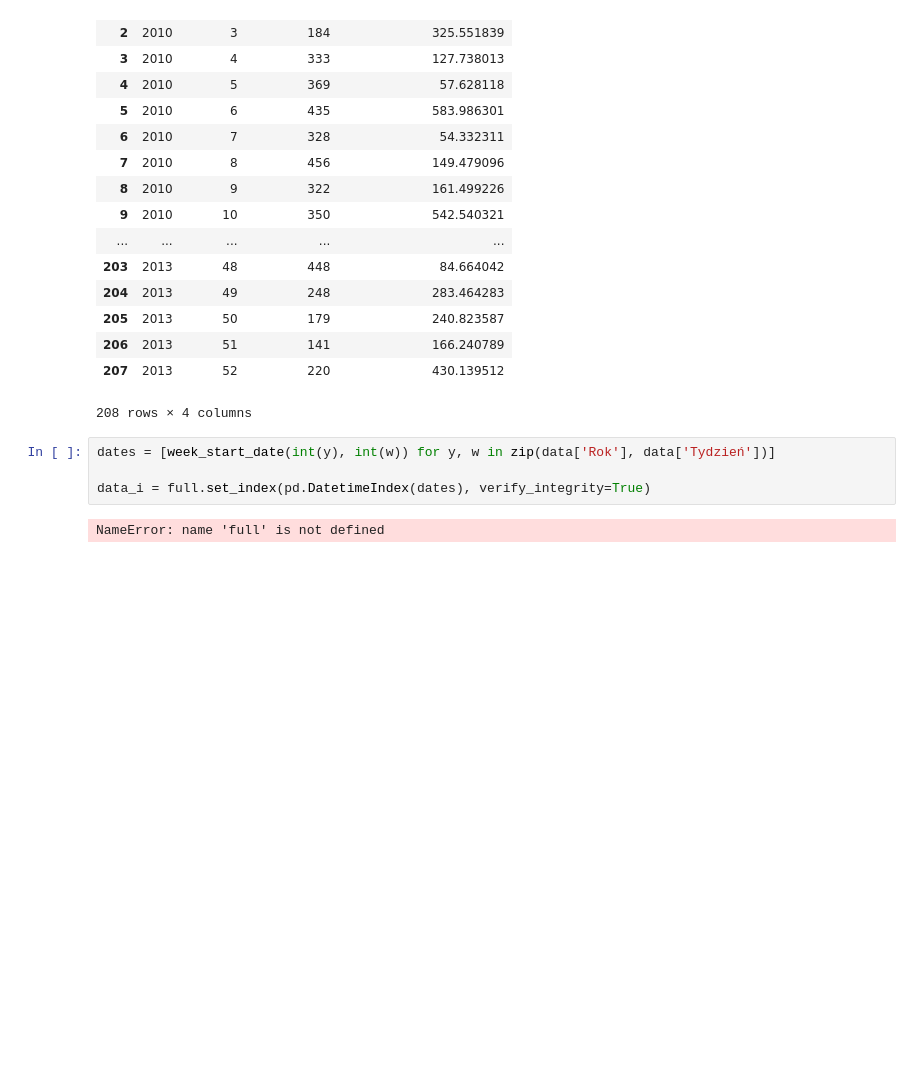
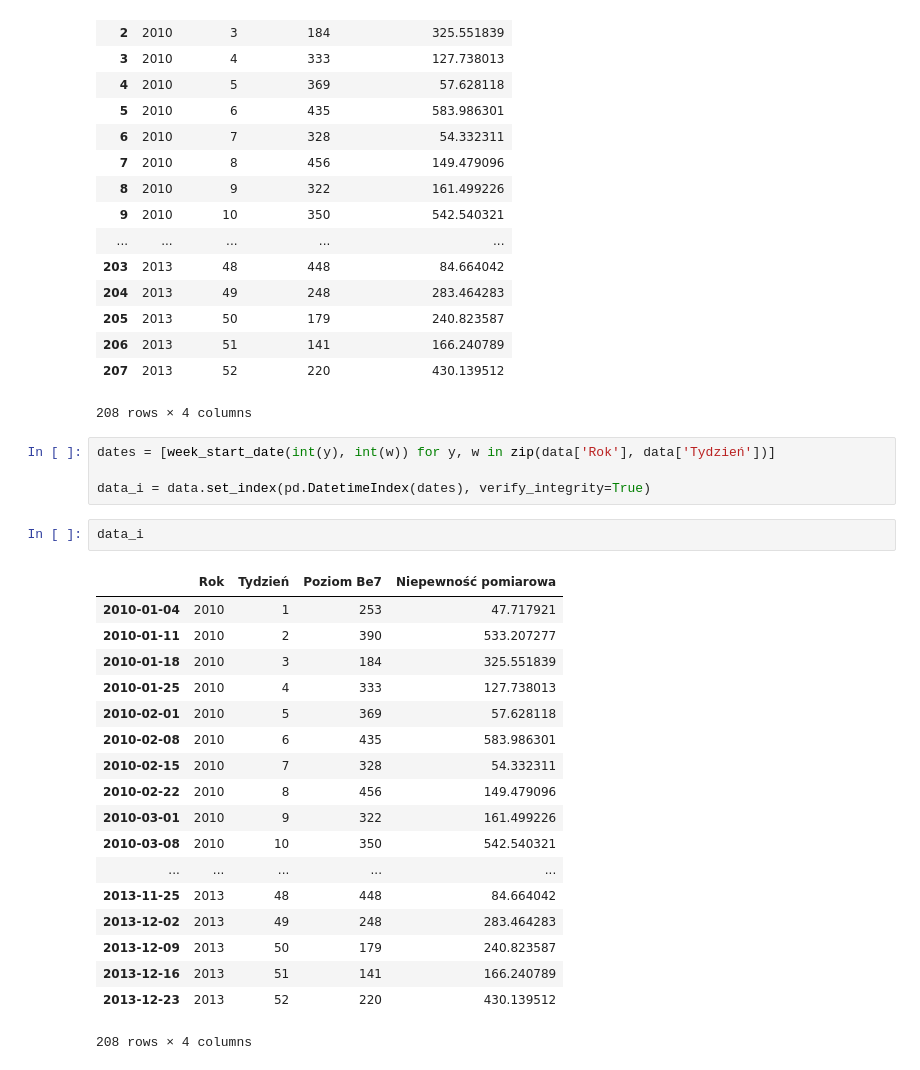
Before and after one commit to kowal256/pwzn, a Jupyter notebook: tasks/zaj6/zad3.ipynb, the cells around one changed output. Cells and saved outputs as stored; diff of their text form; blank space fills up the shorter version.

```diff
--- a/tasks/zaj6/zad3.ipynb
+++ b/tasks/zaj6/zad3.ipynb
@@ -64,6 +64,25 @@ data
 # %%
 dates = [week_start_date(int(y), int(w)) for y, w in zip(data['Rok'], data['Tydzień'])]
 
-data_i = full.set_index(pd.DatetimeIndex(dates), verify_integrity=True)
+data_i = data.set_index(pd.DatetimeIndex(dates), verify_integrity=True)
-# %% [output]
-NameError: name 'full' is not defined
+# %%
+data_i
+# %% [output]
+|  | Rok | Tydzień | Poziom Be7 | Niepewność pomiarowa |
+| 2010-01-04 | 2010 | 1 | 253 | 47.717921 |
+| 2010-01-11 | 2010 | 2 | 390 | 533.207277 |
+| 2010-01-18 | 2010 | 3 | 184 | 325.551839 |
+| 2010-01-25 | 2010 | 4 | 333 | 127.738013 |
+| 2010-02-01 | 2010 | 5 | 369 | 57.628118 |
+| 2010-02-08 | 2010 | 6 | 435 | 583.986301 |
+| 2010-02-15 | 2010 | 7 | 328 | 54.332311 |
+| 2010-02-22 | 2010 | 8 | 456 | 149.479096 |
+| 2010-03-01 | 2010 | 9 | 322 | 161.499226 |
+| 2010-03-08 | 2010 | 10 | 350 | 542.540321 |
+| ... | ... | ... | ... | ... |
+| 2013-11-25 | 2013 | 48 | 448 | 84.664042 |
+| 2013-12-02 | 2013 | 49 | 248 | 283.464283 |
+| 2013-12-09 | 2013 | 50 | 179 | 240.823587 |
+| 2013-12-16 | 2013 | 51 | 141 | 166.240789 |
+| 2013-12-23 | 2013 | 52 | 220 | 430.139512 |
+208 rows × 4 columns
```
